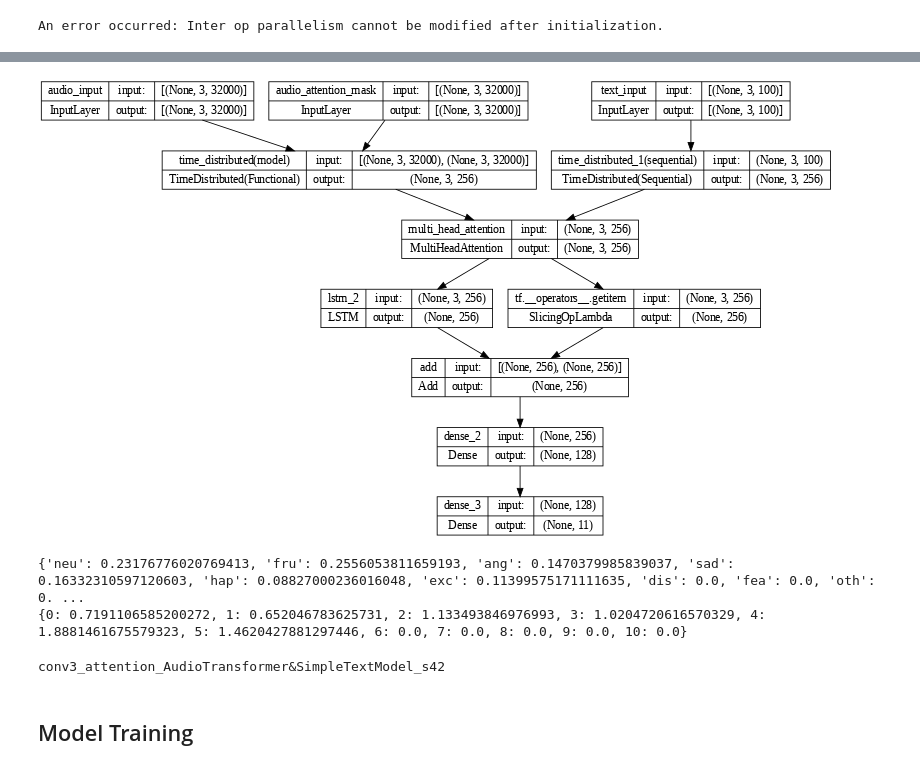
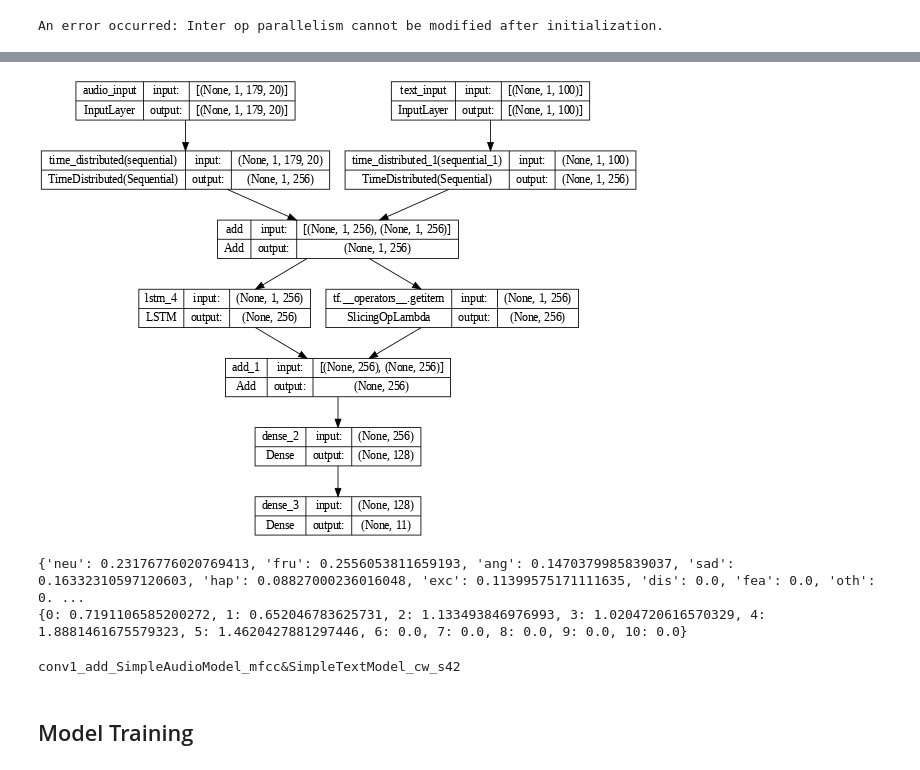
Before and after one commit to eskinderit/A-comparison-of-small-and-large-uni-multi-modal-language-models-for-sentiment-analysis-, a Jupyter notebook: MultiModal_Model_Pipeline.ipynb, the cells around one changed output, grey strips where cells are left out. Drawn from its saved outputs; the diff is of its cells as text; code cells hidden in the pictures.

```diff
--- a/MultiModal_Model_Pipeline.ipynb
+++ b/MultiModal_Model_Pipeline.ipynb
@@ -122,7 +122,7 @@ if use_text_transformers:
     clear_output()
 # %%
 sample_rate = 16000
-use_audio_transformers = True
+use_audio_transformers = False
 
 if use_audio_transformers:
     ! pip install transformers
@@ -622,7 +587,7 @@ def get_audio_data(df, feats_to_use, conv_length, use_audio_transformers, audio_
         warnings.filterwarnings("default", category=RuntimeWarning)
         return convs.reshape((df.shape[0], conv_length, -1)) , convs_id.reshape((df.shape[0], conv_length, -1))
     return np.array(convs)
-conv_length = 3
+conv_length = 1
 use_audio = True
 use_text = True
 
@@ -973,35 +891,35 @@ def make_multimodal_model(audio_embedder, audio_feats_shape, text_embedder, max_
 
     x = ks.layers.LSTM(deep_embedding_dim, kernel_initializer=glorot_initializer, recurrent_initializer=orthogonal_initializer)(skip_x)
 
     x = ks.layers.Add()([x, skip_x[:,-1,:]])
 
     x = ks.layers.Dense(units=deep_embedding_dim/2, activation='relu', kernel_initializer=glorot_initializer)(x)
 
     output = ks.layers.Dense(units=num_classes, activation='softmax', kernel_initializer=glorot_initializer)(x)
 
     model = ks.models.Model(inputs, output)
 
     return model
 
-fusion_mode = 'attention' # concatenate, add, attention
+fusion_mode = 'add' # concatenate, add, attention
 make_multimodal_params = {
     'audio_embedder': audio_embedder if use_audio else None,
     'audio_feats_shape': audio_feats_shape if use_audio else None,
     'text_embedder': text_embedder if use_text else None,
     'max_sentence_len': max_sentence_len if use_text else None,
     'deep_embedding_dim': latent_embedding_dim,
     'conversation_dim': conv_length,
     'num_classes': len(label2id),
     'use_audio_attention': use_audio_transformers,
     'use_text_attention': use_text_transformers,
     'fusion_mode': fusion_mode,
     'use_audio': use_audio,
     'use_text': use_text
 }
 model = make_multimodal_model(**make_multimodal_params)
 ks.utils.plot_model(model, show_shapes=True, dpi=60)
 # %% [output]
-[figure, old version]
+[figure, new version]
 # %%
 class Masked_Categorical_Accuracy(ks.metrics.Metric):
     def __init__(self, ignore_indexes = [], name='categorical_accuracy', **kwargs):
@@ -1147,7 +1065,7 @@ print(class_weights)
 {'neu': 0.23176776020769413, 'fru': 0.2556053811659193, 'ang': 0.1470379985839037, 'sad': 0.16332310597120603, 'hap': 0.08827000236016048, 'exc': 0.11399575171111635, 'dis': 0.0, 'fea': 0.0, 'oth': 0. ...
 {0: 0.7191106585200272, 1: 0.652046783625731, 2: 1.133493846976993, 3: 1.0204720616570329, 4: 1.8881461675579323, 5: 1.4620427881297446, 6: 0.0, 7: 0.0, 8: 0.0, 9: 0.0, 10: 0.0}
 # %%
-use_class_weights = False
+use_class_weights = True
 
 model_name = f'conv{conv_length}_'
 model_name += f'{fusion_mode}_' if use_audio and use_text else ""
@@ -1162,7 +1080,7 @@ model_name += f's{random_seed}'
 model_path = os.path.join(models_folder, f'{model_name}.h5')
 print(model_name)
 # %% [output]
-conv3_attention_AudioTransformer&SimpleTextModel_s42
+conv1_add_SimpleAudioModel_mfcc&SimpleTextModel_cw_s42
 # %% [markdown]
 ## Model Training
 # %%
```
Also changed, not shown: parts of 15 cells of this notebook.
